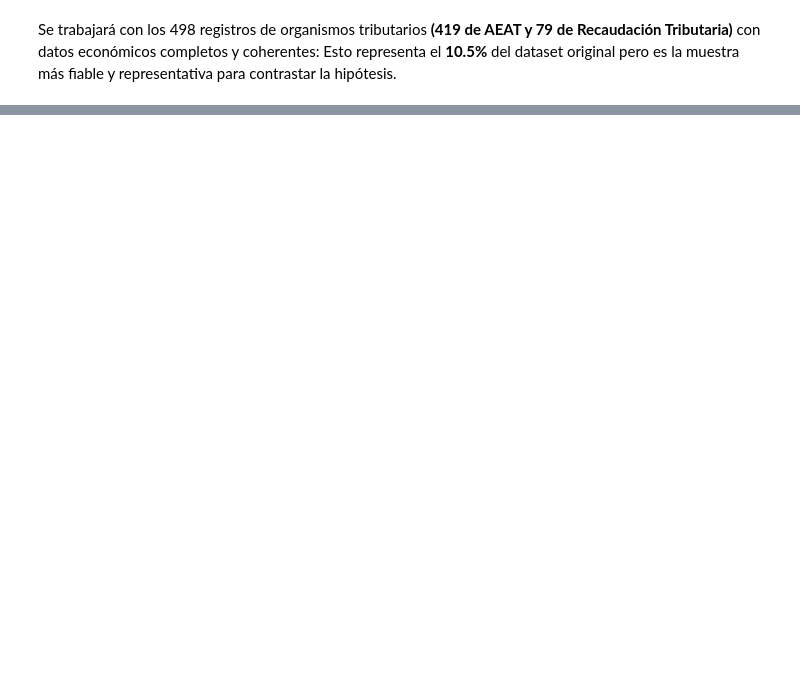
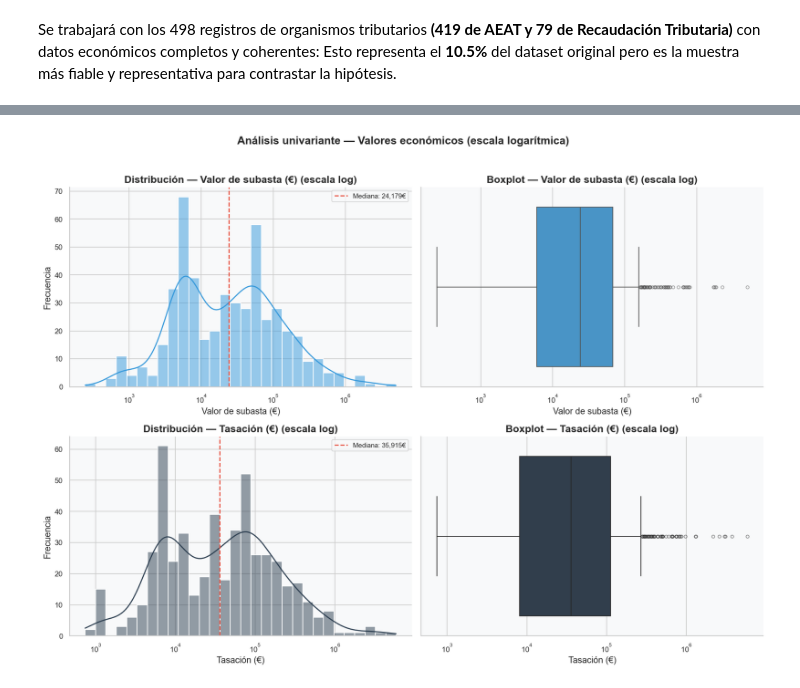
Before and after one commit to nadia0207/Proyecto_EDA_Subastas_BOE, a Jupyter notebook: src/memoria.ipynb, the cells around one changed output, grey strips where cells are left out. Saved outputs shown, nothing was run; the diff lists cells and outputs as text; code cells hidden in the pictures; blank space fills up the shorter version.

```diff
--- a/src/memoria.ipynb
+++ b/src/memoria.ipynb
@@ -536,0 +559,5 @@ Esto representa el **10.5%** del dataset original pero es la muestra más fiable
+# %%
+# =================== Distribución de valores económicos ======================
+plot_distribucion_valores(df_analisis)
+# %% [output]
+[figure, added]
```
Also changed, not shown: parts of 12 cells of this notebook, 1 other file.
